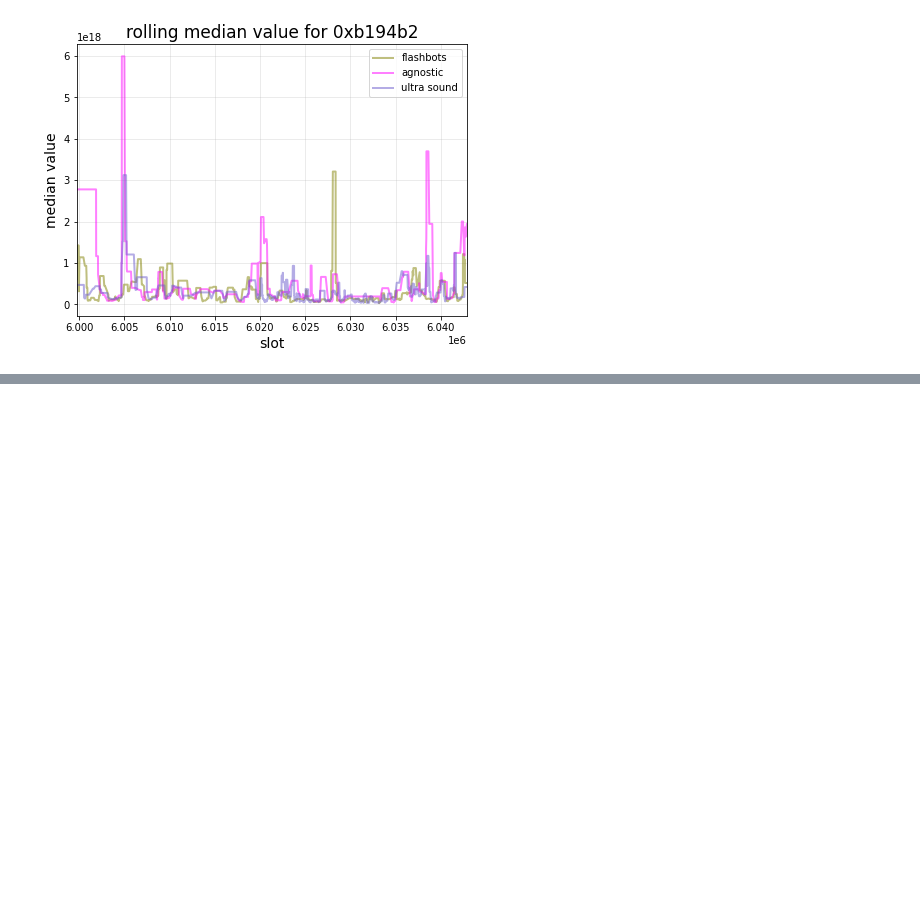
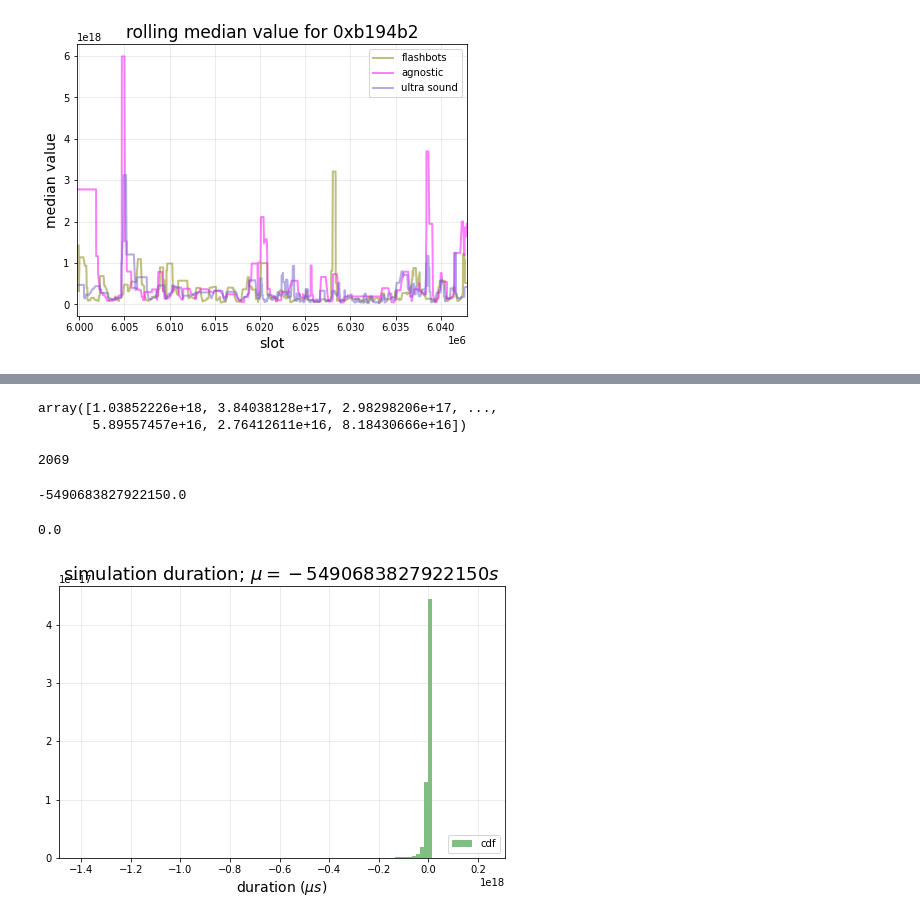
Before and after one commit to michaelneuder/relay-data, a Jupyter notebook: frontier.ipynb, the cells around one changed output, grey strips where cells are left out. Cells and saved outputs as stored; diff of their text form; code cells hidden in the pictures; blank space fills up the shorter version.

Commit message:
no luck with max bid diff

```diff
--- a/frontier.ipynb
+++ b/frontier.ipynb
@@ -597,0 +680,5 @@ plt.show()
+# %%
+agn_maxs = maxs
+# %%
+agn_maxs = agn_maxs.astype(float)
+agn_maxs
@@ -597,0 +697,7 @@ plt.show()
+# %%
+usr_maxs = []
+for v in agn_maxs:
+    slot = v[0]
+    usr_maxs.append(usr[usr['slot']==int(slot)]['value'].values.max())
+usr_maxs = np.asarray(usr_maxs)
+usr_maxs = usr_maxs.astype(float)
@@ -597,0 +709,36 @@ plt.show()
+# %%
+agn_maxs[:,1]
+# %% [output]
+array([1.03852226e+18, 3.84038128e+17, 2.98298206e+17, ...,
+       5.89557457e+16, 2.76412611e+16, 8.18430666e+16])
+# %%
+diffs = usr_maxs - agn_maxs[:,1]
+# %%
+len(diffs)
+# %% [output]
+2069
+# %%
+diffs.mean()
+# %% [output]
+-5490683827922150.0
+# %%
+np.quantile(diffs, 0.99)
+# %% [output]
+0.0
+# %%
+f, ax = plt.subplots(figsize=(8,5))
+
+bins = np.histogram(diffs, bins=100)[1]
+# ax.hist(mwins['diff'], bins, color='b', alpha=0.5, cumulative=0, density=True, label='pdf')
+ax.hist(diffs, bins, color='g', alpha=0.5, density=True, label='cdf')
+# linestyle = ['-', '--', ':']
+# for i, v in enumerate(percs):
+#     ax.axvline(v[1], label='p{}={:0.0f}'.format(v[0], v[1]), color='k', linestyle=linestyle[i], linewidth=3, alpha=0.7)
+
+# ax.set_xlim(0,int(1e6))
+ax.set_xlabel('duration $(\mu s)$', size=14)
+ax.set_title('simulation duration; $\mu={:0.0f}s$'.format(diffs.mean()), size=18)
+plt.legend(loc=4)
+plt.show()
+# %% [output]
+[figure, added]
```
Also changed, not shown: parts of 9 cells of this notebook.
